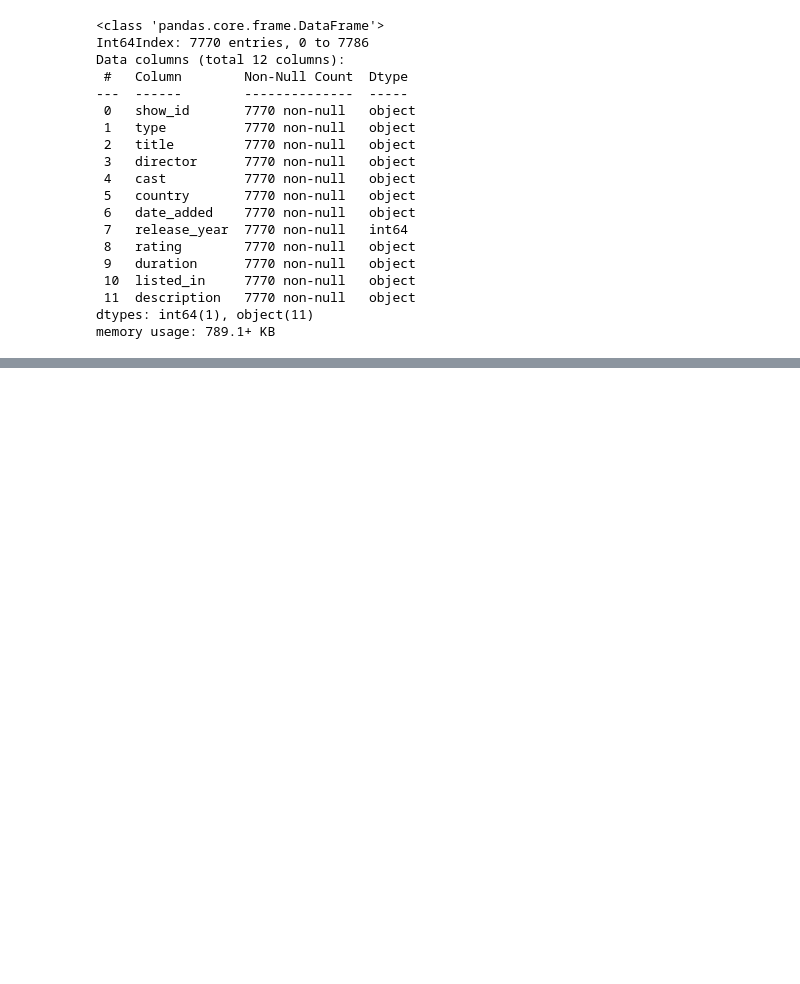
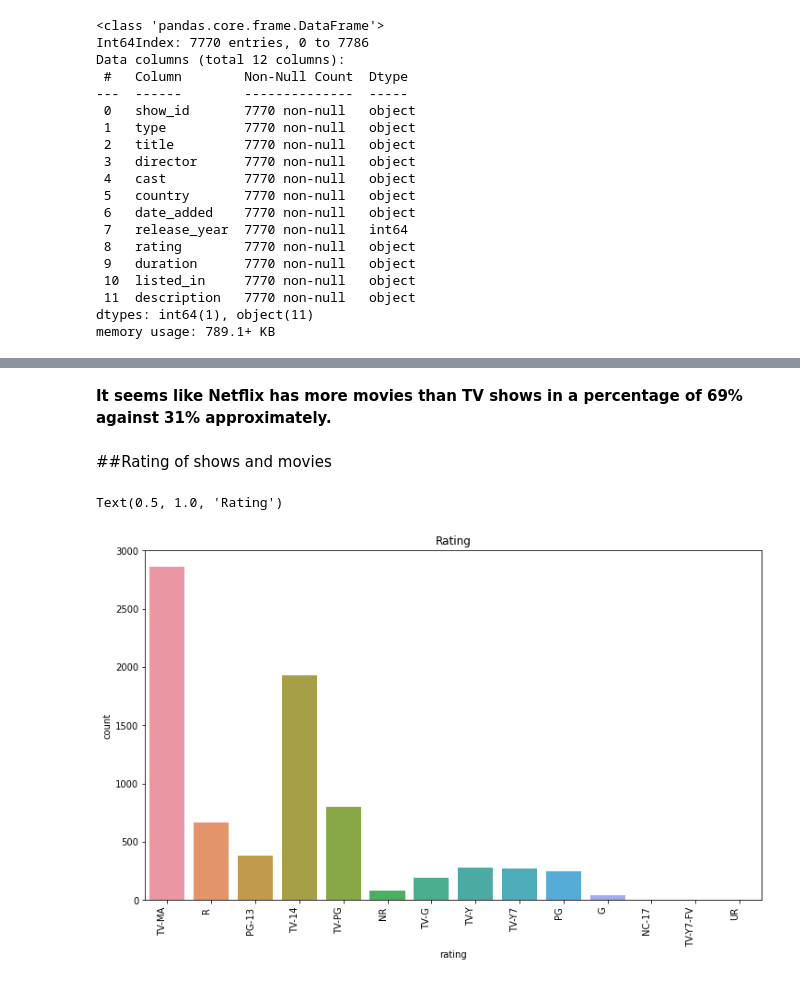
Before and after one commit to varnit836/NETFLIX-MOVIES-AND-TV-SHOWS-CLUSTERING, a Jupyter notebook: NETFLIX_MOVIES_AND_TV_SHOWS_CLUSTERING.ipynb, the cells around one changed output, grey strips where cells are left out. Saved outputs shown, nothing was run; the diff lists cells and outputs as text; code cells hidden in the pictures; blank space fills up the shorter version.

```diff
--- a/NETFLIX_MOVIES_AND_TV_SHOWS_CLUSTERING.ipynb
+++ b/NETFLIX_MOVIES_AND_TV_SHOWS_CLUSTERING.ipynb
@@ -156,0 +190,14 @@ memory usage: 789.1+ KB
+# %% [markdown]
+**It seems like Netflix has more movies than TV shows in a percentage of 69% against 31% approximately.**
+# %% [markdown]
+##Rating of shows and movies
+# %%
+# count plot for ratings
+sns.countplot(df['rating'])
+sns.countplot(df['rating']).set_xticklabels(sns.countplot(df['rating']).get_xticklabels(), rotation=90, ha="right")
+fig = plt.gcf()
+fig.set_size_inches(12,7)
+plt.title('Rating')
+# %% [output]
+Text(0.5, 1.0, 'Rating')
+[figure, added]
```
Also changed, not shown: parts of 30 cells of this notebook.
